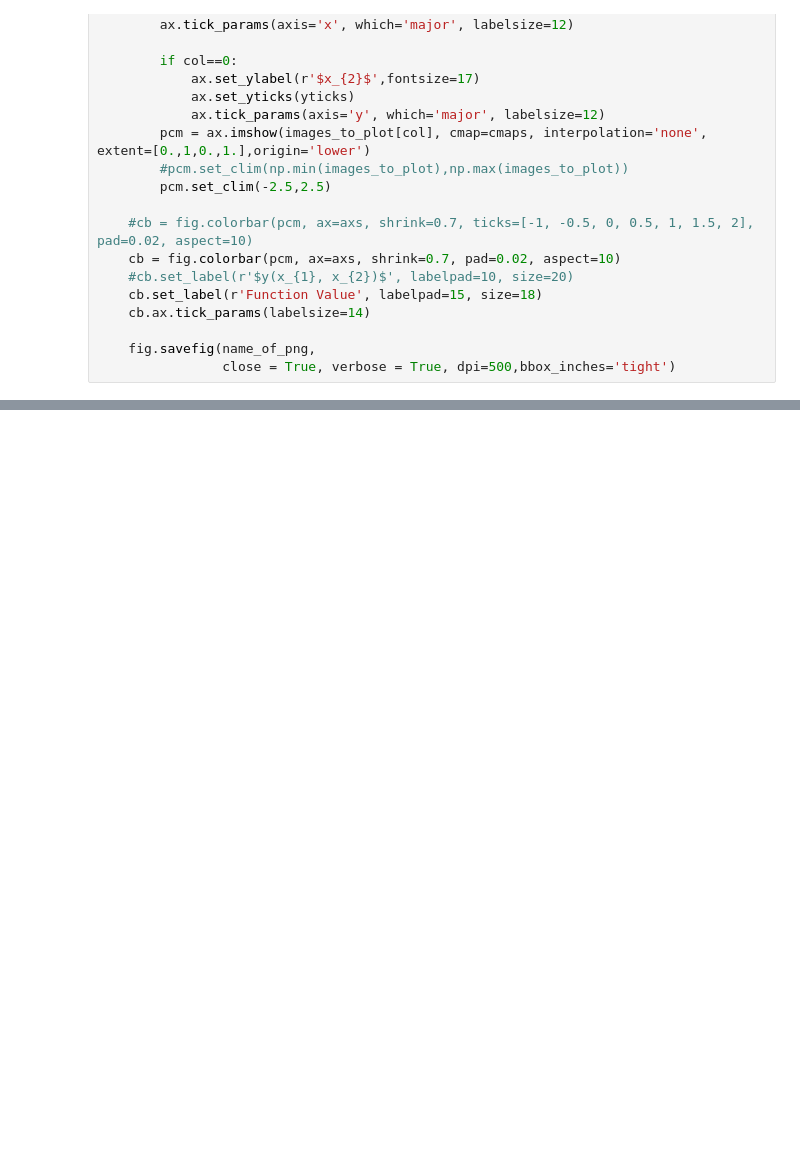
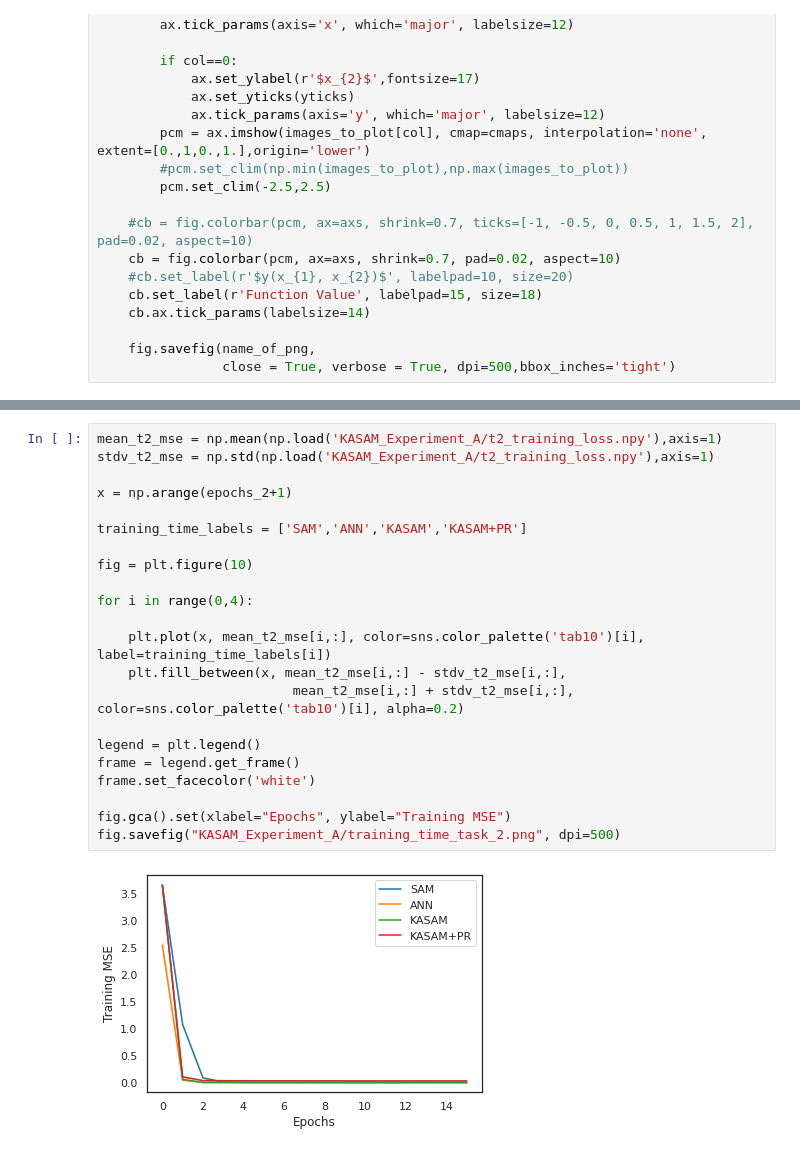
Before and after one commit to hpdeventer/KASAM, a Jupyter notebook: Experiment A.ipynb, the cells around one changed output, grey strips where cells are left out. Cells and saved outputs as stored; diff of their text form; blank space fills up the shorter version.

```diff
--- a/Experiment A.ipynb
+++ b/Experiment A.ipynb
@@ -782,0 +876,24 @@ kasam_pr_eval[0]
+# %%
+mean_t2_mse = np.mean(np.load('KASAM_Experiment_A/t2_training_loss.npy'),axis=1)
+stdv_t2_mse = np.std(np.load('KASAM_Experiment_A/t2_training_loss.npy'),axis=1)
+
+x = np.arange(epochs_2+1)
+
+training_time_labels = ['SAM','ANN','KASAM','KASAM+PR']
+
+fig = plt.figure(10)
+
+for i in range(0,4):
+
+    plt.plot(x, mean_t2_mse[i,:], color=sns.color_palette('tab10')[i], label=training_time_labels[i])
+    plt.fill_between(x, mean_t2_mse[i,:] - stdv_t2_mse[i,:],
+                         mean_t2_mse[i,:] + stdv_t2_mse[i,:], color=sns.color_palette('tab10')[i], alpha=0.2)
+
+legend = plt.legend()
+frame = legend.get_frame()
+frame.set_facecolor('white')
+
+fig.gca().set(xlabel="Epochs", ylabel="Training MSE")
+fig.savefig("KASAM_Experiment_A/training_time_task_2.png", dpi=500)
+# %% [output]
+[figure, added]
```
Also changed, not shown: parts of 10 cells of this notebook.
